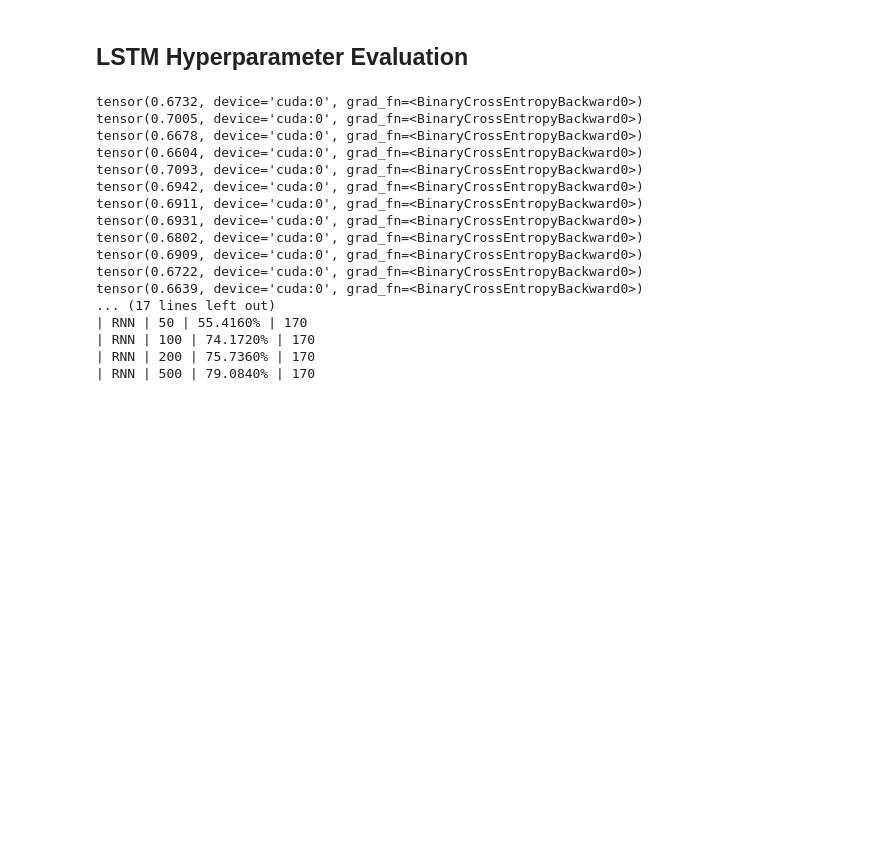
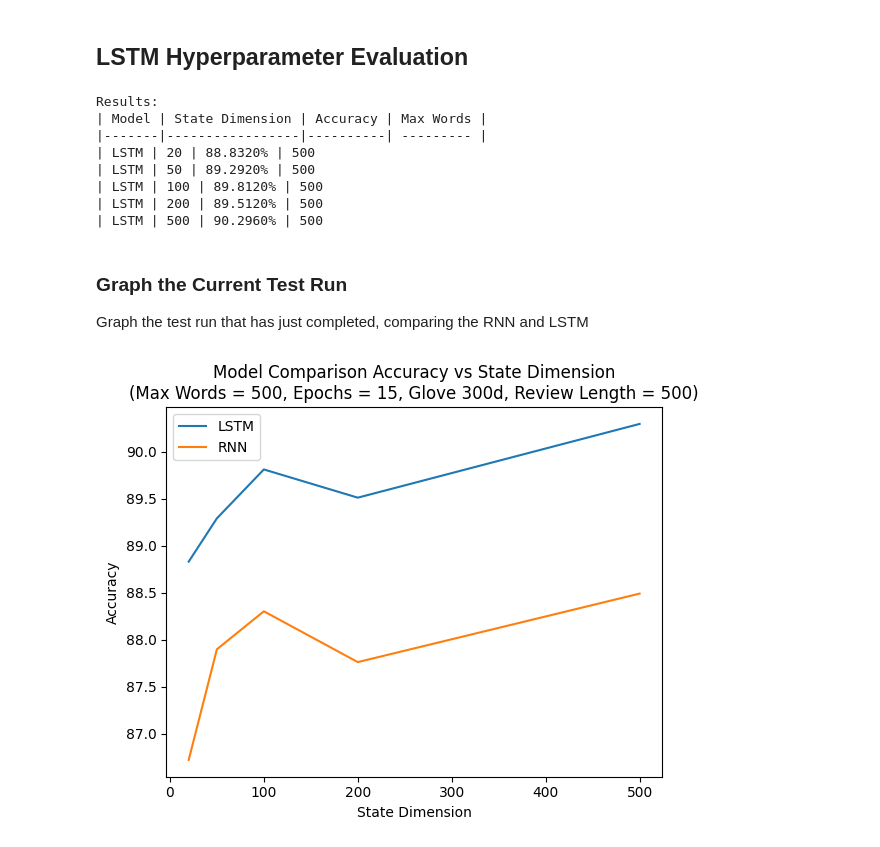
Before and after one commit to nathanbowness/CSI5340Assignments, a Jupyter notebook: Assignment3/Assignment3.ipynb, the cells around one changed output. Cells and saved outputs as stored; diff of their text form; code cells hidden in the pictures; blank space fills up the shorter version.

Commit message:
Update with the latest results and training

```diff
--- a/Assignment3/Assignment3.ipynb
+++ b/Assignment3/Assignment3.ipynb
@@ -92,10 +98,3 @@ def get_negative_positive_from_label(label):
 # Load the IMDB Movie Review dataset from the downloaded folder
 test_texts, test_labels = read_imdb_data_from_folder(os.path.join(dataset_folder, "test"))
 train_texts, train_labels = read_imdb_data_from_folder(os.path.join(dataset_folder, "train"))
-# %%
-for i in range(5):
-    print(f"Review #{i}")
-    print(f"Label: {train_labels[i+24000]}")
-    print(f"Sentiment: {get_negative_positive_from_label(train_labels[i+24000])}")
-    print(f"Text: {train_texts[i+24000]}")
-    print()
@@ -176,15 +162,12 @@ Torch training: 152.87782
 # %%
-# Build vocabulary
-# import os
-# os.environ['CUDA_LAUNCH_BLOCKING'] = '1'
-
-vocab = torchtext.vocab.build_vocab_from_iterator(train_texts_tokenized + test_texts_tokenized) # Note: This probably shouldn't include the test_texts, but deal with this later
+# Build the vocabulary, convert each token into a number that maps to the real word in the vocabulary (based on appearance)
+vocab = torchtext.vocab.build_vocab_from_iterator(train_texts_tokenized + test_texts_tokenized)
 
 train_sequences = [torch.tensor([vocab[token] for token in review], dtype=torch.long, device=device)for review in train_texts_tokenized]
-test_sequences = [torch.tensor([vocab[token]for token in review], dtype=torch.long, device=device) for review in test_texts_tokenized] # Error thrown here since the test tokens may not exist in the vocabulary
+test_sequences = [torch.tensor([vocab[token]for token in review], dtype=torch.long, device=device) for review in test_texts_tokenized]
 
-train_padded = nn.utils.rnn.pad_sequence(train_sequences, batch_first=True, padding_value=0)
-test_padded = nn.utils.rnn.pad_sequence(test_sequences, batch_first=True, padding_value=0)
+train_padded = nn.utils.rnn.pad_sequence(train_sequences, batch_first=True, padding_value=0).float()
+test_padded = nn.utils.rnn.pad_sequence(test_sequences, batch_first=True, padding_value=0).float()
 # %%
 print(vocab["i"])
 print(vocab["found"])
@@ -405,7 +342,7 @@ for state_dim in state_dimensions:
 
     model_training_loop(model, criterion, optimizer, train_loader)
     accuracy = evaluation_loop(model, test_loader)
-    results_lstm.append((model_type, state_dim, accuracy))
+    results_lstm.append(("LSTM", state_dim, accuracy))
 
 # Display results
 print("Results:")
@@ -414,20 +351,38 @@ print("|-------|-----------------|----------| --------- |")
 for result in results_lstm:
     print(f"| {result[0]} | {result[1]} | {result[2]:.4f}% | {max_len}")
 # %% [output]
-tensor(0.6732, device='cuda:0', grad_fn=<BinaryCrossEntropyBackward0>)
-tensor(0.7005, device='cuda:0', grad_fn=<BinaryCrossEntropyBackward0>)
-tensor(0.6678, device='cuda:0', grad_fn=<BinaryCrossEntropyBackward0>)
-tensor(0.6604, device='cuda:0', grad_fn=<BinaryCrossEntropyBackward0>)
-tensor(0.7093, device='cuda:0', grad_fn=<BinaryCrossEntropyBackward0>)
-tensor(0.6942, device='cuda:0', grad_fn=<BinaryCrossEntropyBackward0>)
-tensor(0.6911, device='cuda:0', grad_fn=<BinaryCrossEntropyBackward0>)
-tensor(0.6931, device='cuda:0', grad_fn=<BinaryCrossEntropyBackward0>)
-tensor(0.6802, device='cuda:0', grad_fn=<BinaryCrossEntropyBackward0>)
-tensor(0.6909, device='cuda:0', grad_fn=<BinaryCrossEntropyBackward0>)
-tensor(0.6722, device='cuda:0', grad_fn=<BinaryCrossEntropyBackward0>)
-tensor(0.6639, device='cuda:0', grad_fn=<BinaryCrossEntropyBackward0>)
-... (17 lines left out)
-| RNN | 50 | 55.4160% | 170
-| RNN | 100 | 74.1720% | 170
-| RNN | 200 | 75.7360% | 170
-| RNN | 500 | 79.0840% | 170
+Results:
+| Model | State Dimension | Accuracy | Max Words |
+|-------|-----------------|----------| --------- |
+| LSTM | 20 | 88.8320% | 500
+| LSTM | 50 | 89.2920% | 500
+| LSTM | 100 | 89.8120% | 500
+| LSTM | 200 | 89.5120% | 500
+| LSTM | 500 | 90.2960% | 500
+# %% [markdown]
+### Graph the Current Test Run
+Graph the test run that has just completed, comparing the RNN and LSTM
+# %%
+import matplotlib.pyplot as plt
+
+# Extract the state dimensions and accuracies from the results
+state_dimensions_lstm = [result[1] for result in results_lstm]
+accuracies_lstm = [result[2] for result in results_lstm]
+
+state_dimensions_rnn = [result[1] for result in results_rnn]
+accuracies_rnn = [result[2] for result in results_rnn]
+
+# Plot the results
+plt.plot(state_dimensions_lstm, accuracies_lstm, label='LSTM')
+plt.plot(state_dimensions_rnn, accuracies_rnn, label='RNN')
+
+# Add labels and title to the plot
+plt.xlabel('State Dimension')
+plt.ylabel('Accuracy')
+plt.title('Model Comparison Accuracy vs State Dimension\n(Max Words = 500, Epochs = 15, Glove 300d, Review Length = 500)')
+plt.legend()
+
+# Show the plot
+plt.show()
+# %% [output]
+[figure, added]
```
Also changed, not shown: parts of 28 cells of this notebook.
